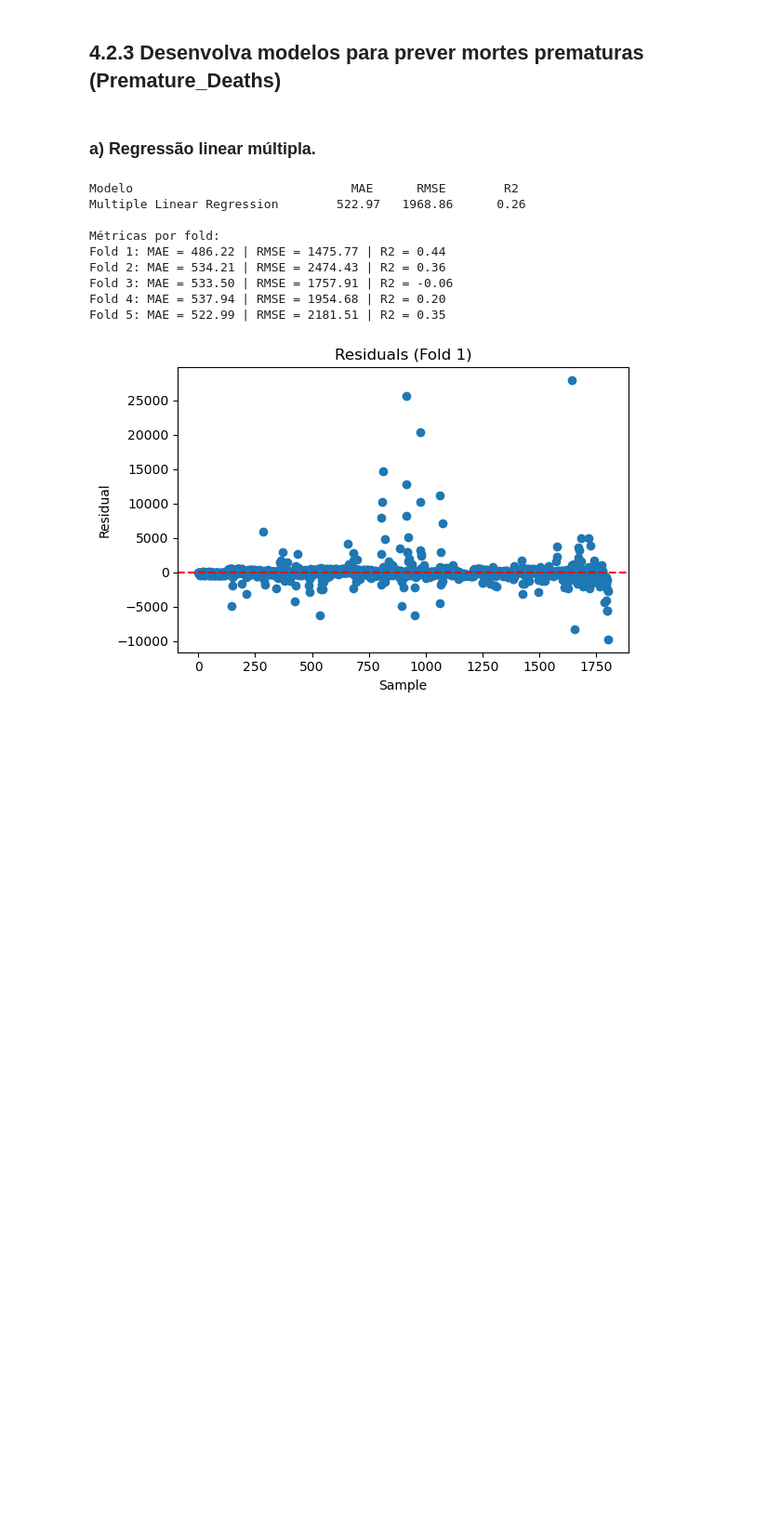
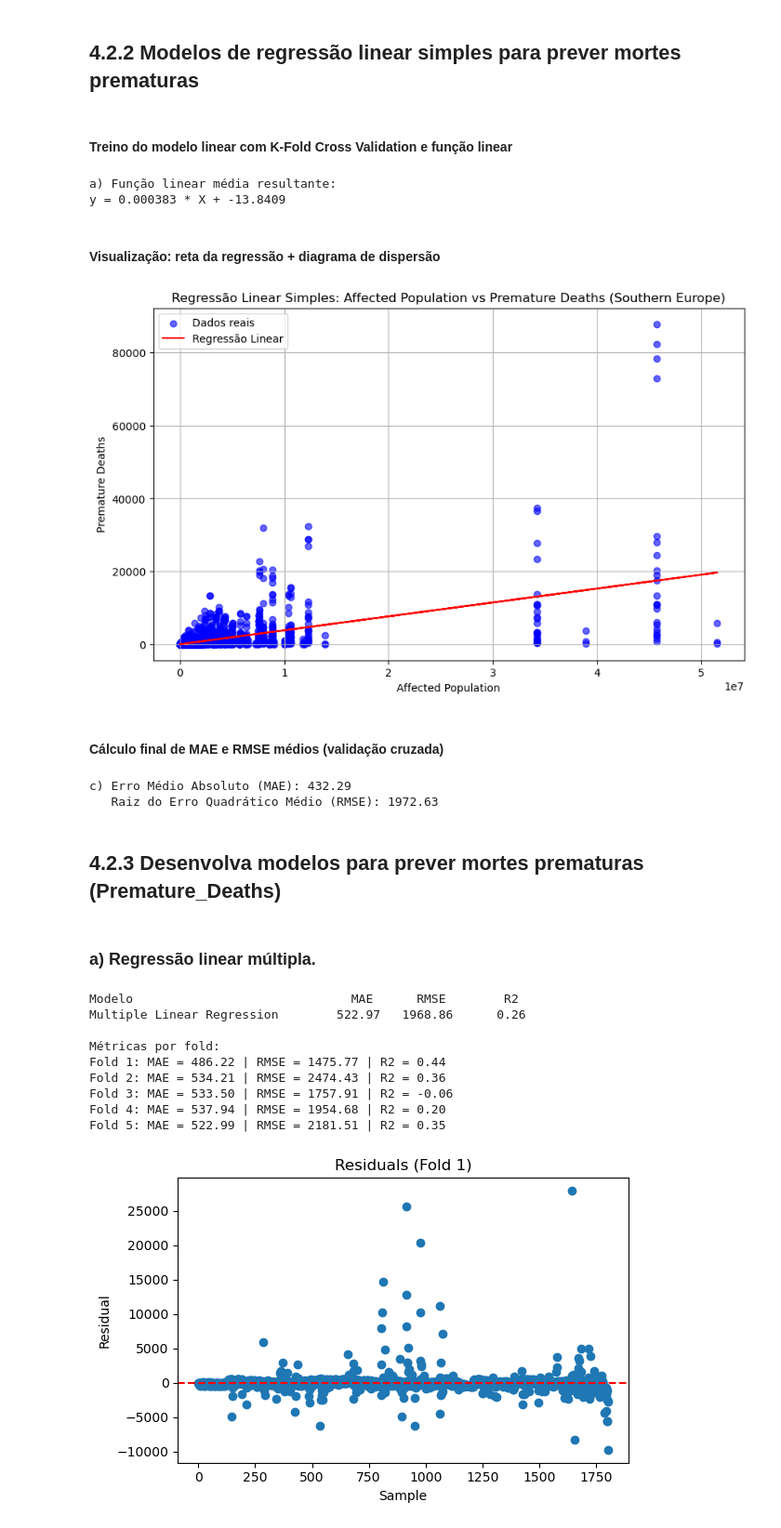
Before and after one commit to laurabmurias/anadi-practical-work-2, a Jupyter notebook: Jupyter/Regressao.ipynb, the cells around one changed output. Shown at 93% size. Cells and saved outputs as stored; diff of their text form; code cells hidden in the pictures; blank space fills up the shorter version.

```diff
--- a/Jupyter/Regressao.ipynb
+++ b/Jupyter/Regressao.ipynb
@@ -20,3 +27,66 @@ from processamento import df, categorical_cols, numeric_cols
+# %% [markdown]
+## 4.2.2 Modelos de regressão linear simples para prever mortes prematuras
+# %% [markdown]
+#### Treino do modelo linear com K-Fold Cross Validation e função linear
+# %%
+# K-Fold Cross Validation
+kf = KFold(n_splits=5, shuffle=True, random_state=42)
+
+model = LinearRegression()
+
+mae_scores = []
+rmse_scores = []
+coefs = []
+intercepts = []
+
+for train_index, test_index in kf.split(X):
+    X_train, X_test = X[train_index], X[test_index]
+    y_train, y_test = y[train_index], y[test_index]
+
+    model.fit(X_train, y_train)
+
+    y_pred = model.predict(X_test)
+
+    mae = mean_absolute_error(y_test, y_pred)
+    rmse = np.sqrt(mean_squared_error(y_test, y_pred))
+
+    mae_scores.append(mae)
+    rmse_scores.append(rmse)
+
+    coefs.append(model.coef_[0])
+    intercepts.append(model.intercept_)
+
+print("a) Função linear média resultante:")
+print(f"y = {np.mean(coefs):.6f} * X + {np.mean(intercepts):.4f}")
+# %% [output]
+a) Função linear média resultante:
+y = 0.000383 * X + -13.8409
+# %% [markdown]
+#### Visualização: reta da regressão + diagrama de dispersão
+# %%
+# Ajustar no conjunto total para visualização
+model.fit(X, y)
+y_pred_all = model.predict(X)
+
+plt.figure(figsize=(10,6))
+plt.scatter(X, y, color='blue', label='Dados reais', alpha=0.6)
+plt.plot(X, y_pred_all, color='red', label='Regressão Linear')
+plt.xlabel('Affected Population')
+plt.ylabel('Premature Deaths')
+plt.title('Regressão Linear Simples: Affected Population vs Premature Deaths (Southern Europe)')
+plt.legend()
+plt.grid(True)
+plt.show()
+# %% [output]
+[figure, added]
+# %% [markdown]
+#### Cálculo final de MAE e RMSE médios (validação cruzada)
+# %%
+print("c) Erro Médio Absoluto (MAE): {:.2f}".format(np.mean(mae_scores)))
+print("   Raiz do Erro Quadrático Médio (RMSE): {:.2f}".format(np.mean(rmse_scores)))
+# %% [output]
+c) Erro Médio Absoluto (MAE): 432.29
+   Raiz do Erro Quadrático Médio (RMSE): 1972.63
 # %% [markdown]
 ## 4.2.3 Desenvolva modelos para prever mortes prematuras (Premature_Deaths)
 # %%
```
Also changed, not shown: parts of 2 cells of this notebook.
